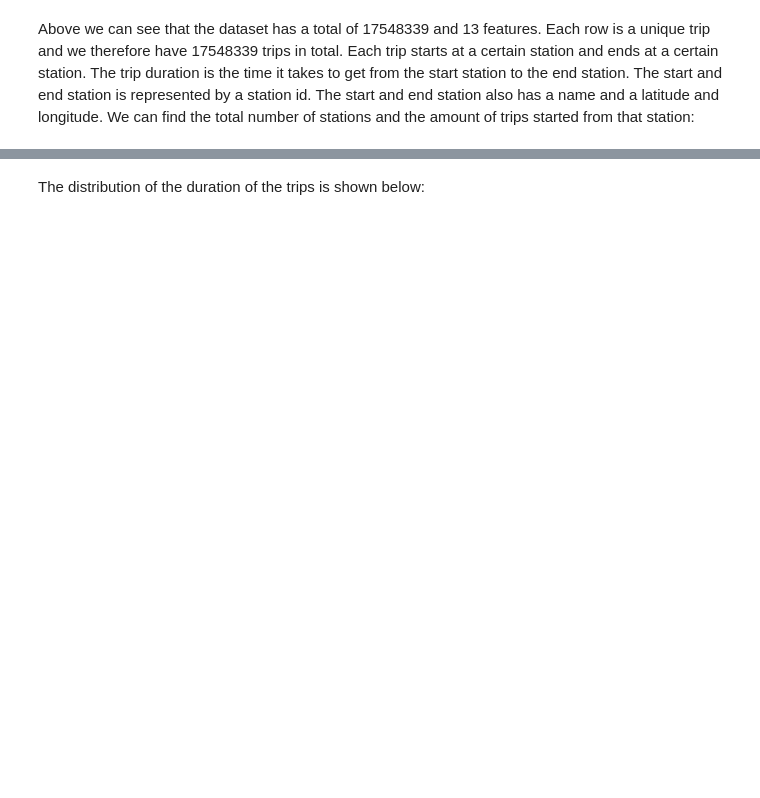
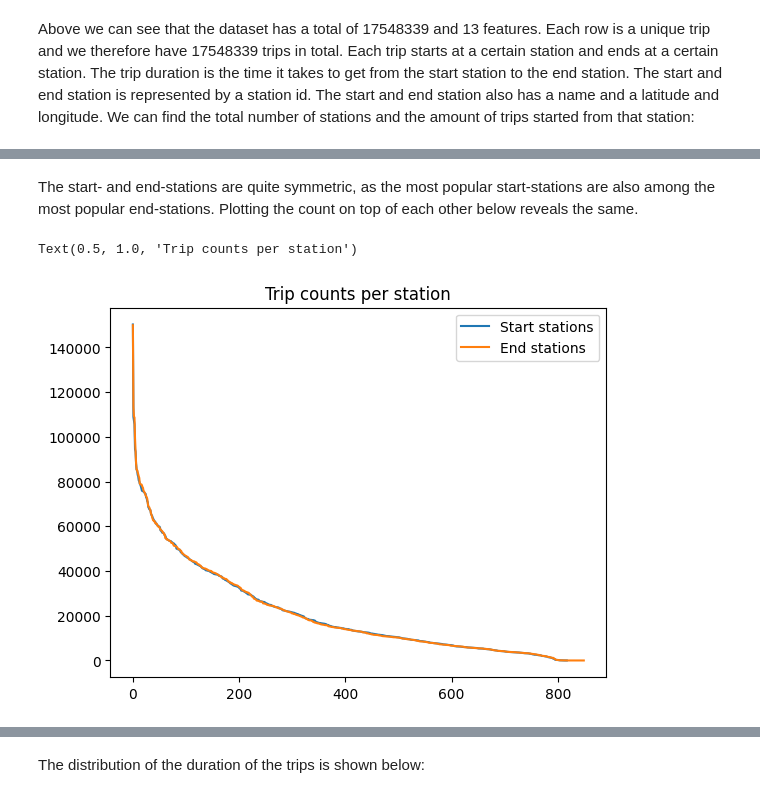
Before and after one commit to 4ug-aug/42577-IBA-Project, a Jupyter notebook: project.ipynb, the cells around one changed output, grey strips where cells are left out. Drawn from its saved outputs; the diff is of its cells as text; code cells hidden in the pictures; blank space fills up the shorter version.

```diff
--- a/project.ipynb
+++ b/project.ipynb
@@ -44,0 +97,11 @@ data['start_station_id'].value_counts().reset_index()[:10]
+# %% [markdown]
+The start- and end-stations are quite symmetric, as the most popular start-stations are also among the most popular end-stations.
+Plotting the count on top of each other below reveals the same.
+# %%
+data['start_station_id'].value_counts().reset_index()['count'].plot(legend=True)
+data['end_station_id'].value_counts().reset_index()['count'].plot(legend=True)
+plt.legend(['Start stations', 'End stations'])
+plt.title("Trip counts per station")
+# %% [output]
+Text(0.5, 1.0, 'Trip counts per station')
+[figure, added]
```
Also changed, not shown: parts of 43 cells of this notebook, 1 other file.
